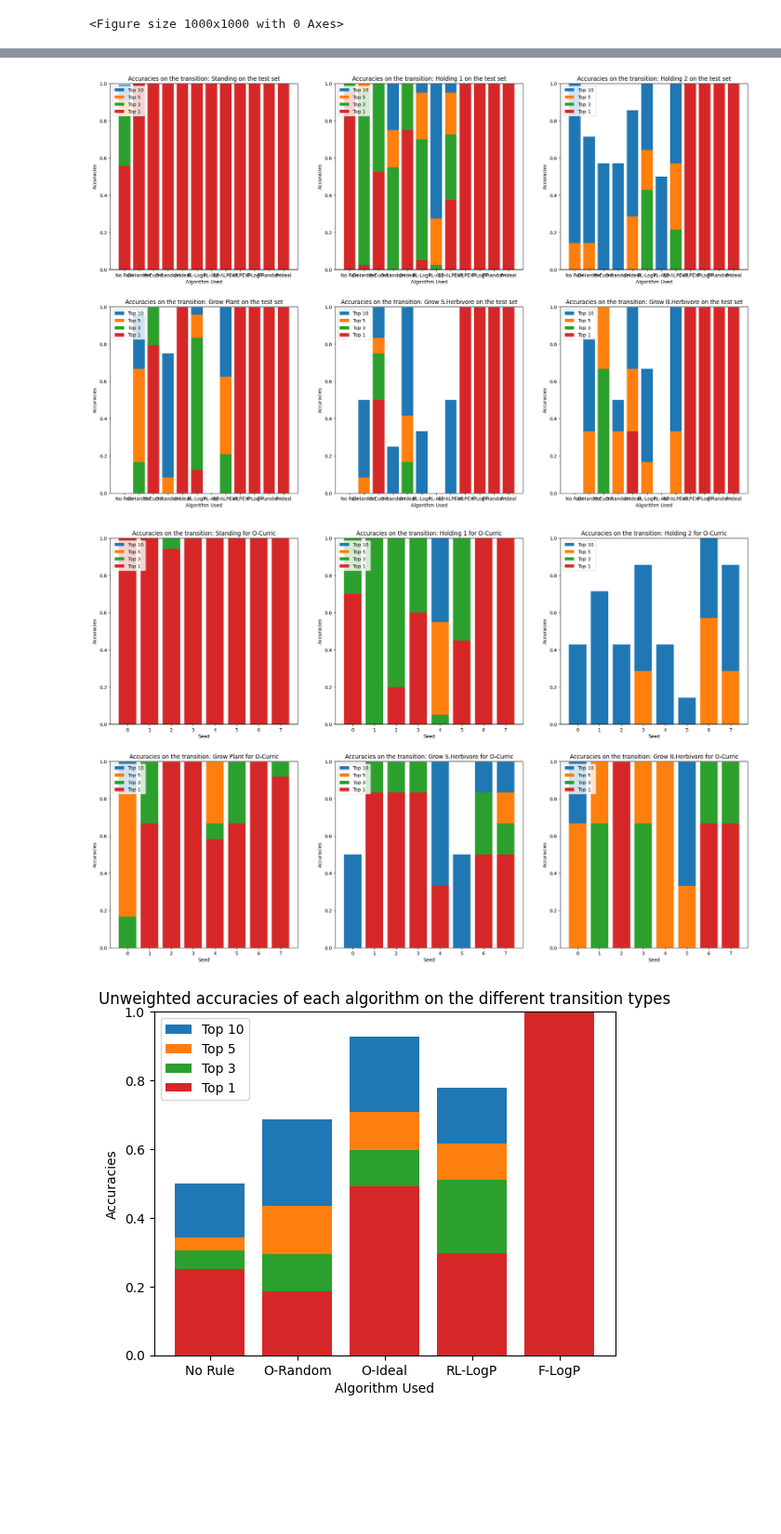
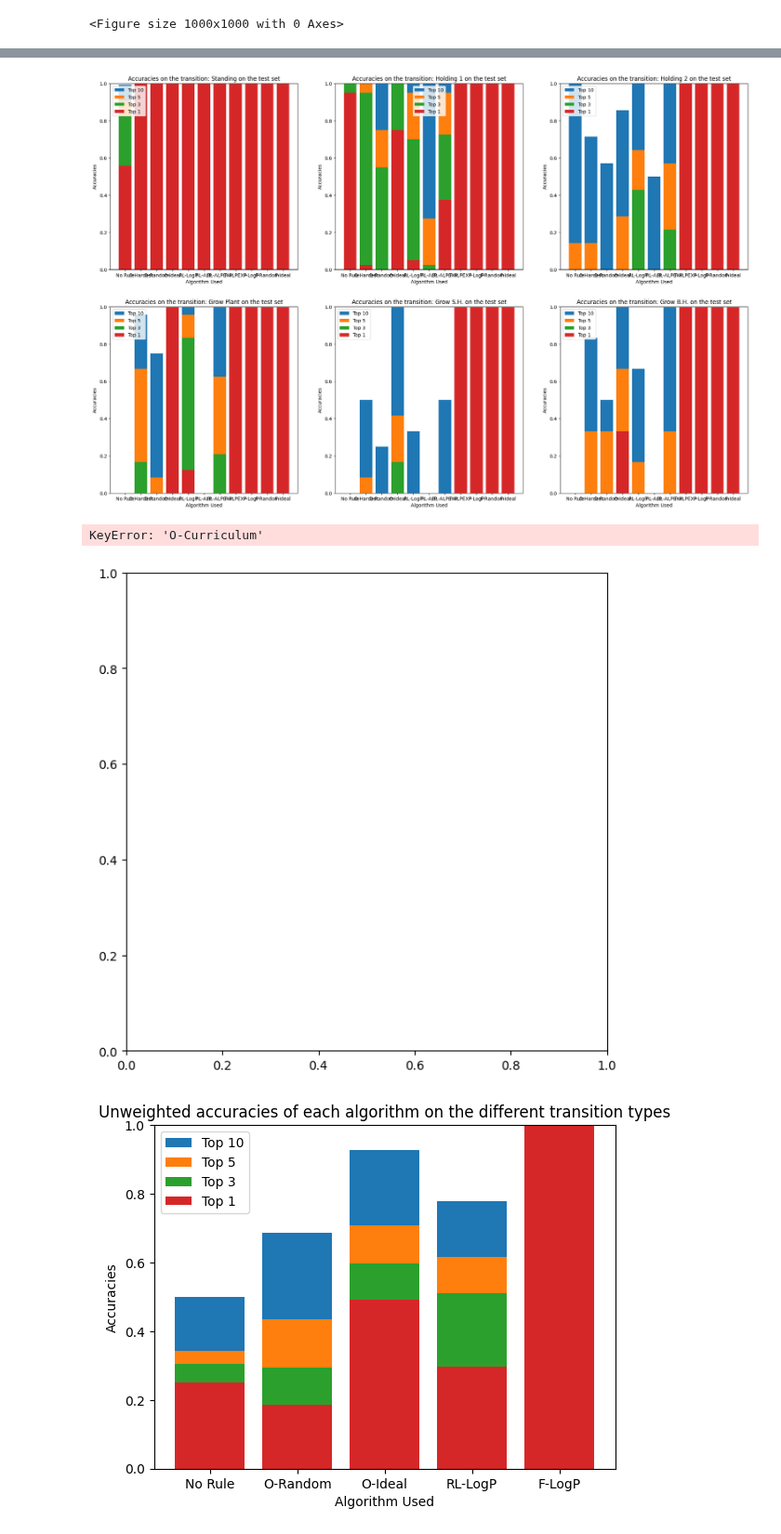
Before and after one commit to flowersteam/WorldLLM, a Jupyter notebook: plots/evaluate_worldmodel.ipynb, the cells around one changed output, grey strips where cells are left out. Shown at 93% size. Drawn from its saved outputs; the diff is of its cells as text; code cells hidden in the pictures; blank space fills up the shorter version.

Commit message:
plot: up to date plot

```diff
--- a/plots/evaluate_worldmodel.ipynb
+++ b/plots/evaluate_worldmodel.ipynb
@@ -125,7 +125,7 @@ algorithm_used= ["Random"] + algorithm_used
 algo_names_for_plot = {
     None: "No Rule",
     "PB": "O-Hardest",
-    "CP": "O-Curric",
+    "CP": "O-Curriculum",
     "RB": "O-Random",
     "DB": "O-Ideal",
     "LL": "RL-LogP",
@@ -145,7 +145,7 @@ all_rules = ["None" if x is None else x for x in all_rules]
 algorithm_used = [algo_names_for_plot[algo_name] for algo_name in algorithm_used]
 # %%
 #Change transition names for plot
-trans_names_for_plot = {"standing": "Standing", "holding1": "Holding 1", "holding2": "Holding 2","transformP":"Grow Plant", "transformSH":"Grow S.Herbivore", "transformBH": "Grow B.Herbivore"}
+trans_names_for_plot = {"standing": "Standing", "holding1": "Holding 1", "holding2": "Holding 2","transformP":"Grow Plant", "transformSH":"Grow S.H.", "transformBH": "Grow B.H."}
 all_transition_type = [[[trans_names_for_plot[_tran] for _tran in transitions] for transitions in episode] for episode in all_transition_type]
 # %%
 #Filter only these algos
@@ -286,8 +286,8 @@ for transition_type in unique_transition_type:
         accuracies_per_algo_per_type[transition_type][algo]["Top 10"].append(all_accuracies[transition_type]["Top 10"][i_algo])
 # %%
 # Get performance for all transition for an algorithm for latex
-algo_name = "No Rule"
-top = "Top 1"
+algo_name = "RL-ALPEXP"
+top = "Top 3"
 for transition_type in unique_transition_type:
     print(format(np.mean(accuracies_per_algo_per_type[transition_type][algo_name][top]), ".2f") + " || " + format(np.std(accuracies_per_algo_per_type[transition_type][algo_name][top]), ".2f"), end=" & ")
 print()
@@ -312,7 +312,7 @@ plt.show()
 # %% [output]
 <Figure size 1000x1000 with 0 Axes>
 # %%
-for algo in ["No Rule","O-Random","O-Ideal","RL-LogP","F-LogP"]:
+for algo in accuracies_per_algo_per_type[unique_transition_type[0]].keys():
     print(f"{algo} ", end="")
     for transition_type in accuracies_per_algo_per_type:
         print(f"& {format(np.mean(accuracies_per_algo_per_type[transition_type][algo]['Top 3']), '.2f')} $\pm$ {format(np.std(accuracies_per_algo_per_type[transition_type][algo]['Top 3']), '.2f')} ", end="")
@@ -358,27 +364,28 @@ for i_type, transition_type in enumerate(unique_transition_type):
     plt.ylabel("Accuracies")
 plt.show()
 # %% [output]
-[figure, old version]
+[figure, new version]
 # %%
 # Plot the success rate for a particular algorithm across all seeds
-algo_name = "O-Curric"
+algo_name = "O-Curriculum"
 #Plot bar plot of the median success rate per algorithm for each transition type
 plt.figure(figsize=(24,24))
 for i_type, transition_type in enumerate(unique_transition_type):
     plt.subplot(3,3,i_type+1)
     plt.bar(np.arange(len(accuracies_per_algo_per_type[transition_type][algo_name]["Top 10"])), [rate for rate in accuracies_per_algo_per_type[transition_type][algo_name]["Top 10"]], label="Top 10")
     plt.bar(np.arange(len(accuracies_per_algo_per_type[transition_type][algo_name]["Top 5"])), [rate for rate in accuracies_per_algo_per_type[transition_type][algo_name]["Top 5"]], label="Top 5")
     plt.bar(np.arange(len(accuracies_per_algo_per_type[transition_type][algo_name]["Top 3"])), [rate for rate in accuracies_per_algo_per_type[transition_type][algo_name]["Top 3"]], label="Top 3")
     plt.bar(np.arange(len(accuracies_per_algo_per_type[transition_type][algo_name]["Top 1"])), [rate for rate in accuracies_per_algo_per_type[transition_type][algo_name]["Top 1"]], label="Top 1")
     plt.ylim(0,1)
     # plt.errorbar(accuracies_per_algo_per_type[transition_type].keys(), [np.mean(rate["Top 1"]) for rate in accuracies_per_algo_per_type[transition_type].values()], [np.std(rate["Top 1"]) for rate in accuracies_per_algo_per_type[transition_type].values()], fmt='o', color='black')
     plt.title(f"Accuracies on the transition: {transition_type} for {algo_name}")
     plt.xlabel("Seed")
     plt.ylabel("Accuracies")
     plt.legend(loc="upper left")
 plt.show()
 # %% [output]
+KeyError: 'O-Curriculum'
-[figure, old version]
+[figure, new version]
 # %%
 #Plot bar plot of success rate per algorithm for each transition type
 plt.figure()
```
Also changed, not shown: parts of 12 cells of this notebook, 1 other file.
